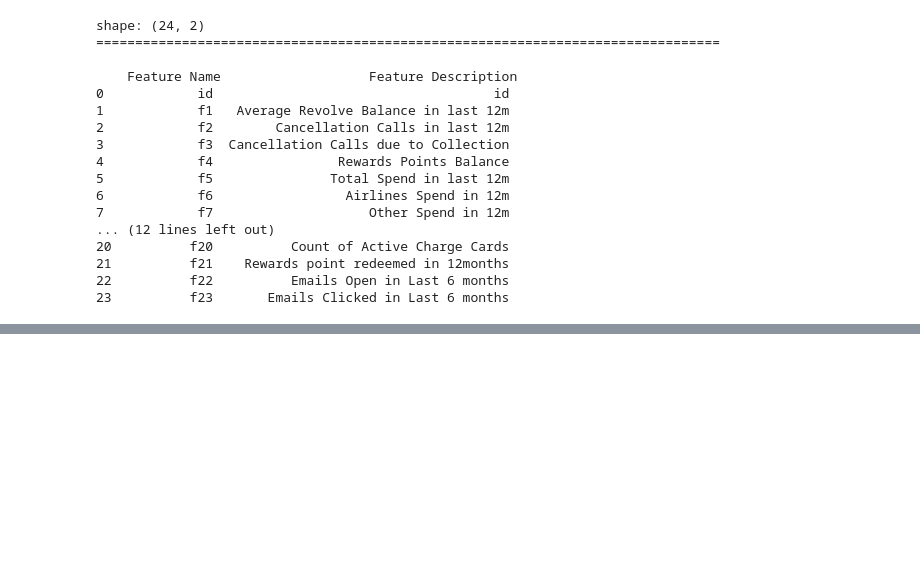
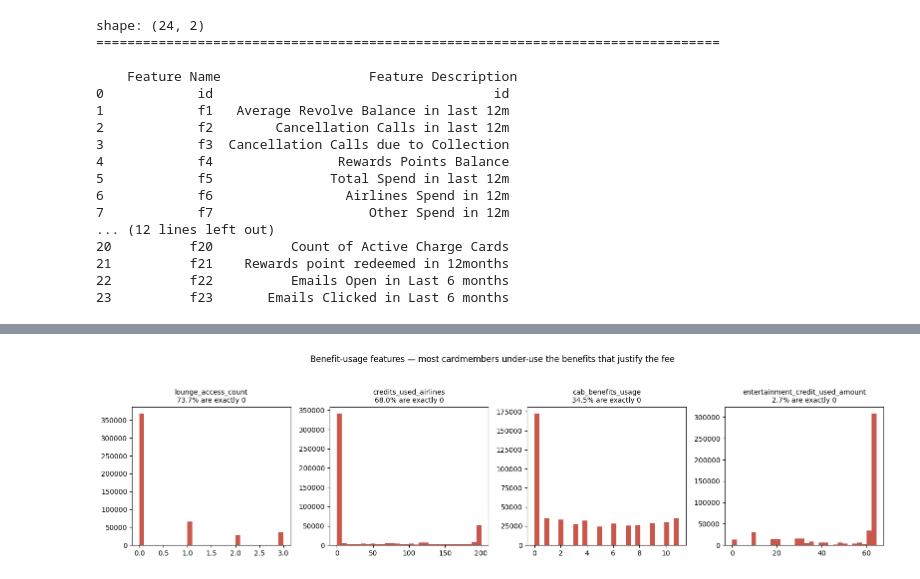
Before and after one commit to priyanshunath04/American-Express-Campus-Challenge-2026, a Jupyter notebook: notebooks/jai_eda.ipynb, the cells around one changed output, grey strips where cells are left out. Cells and saved outputs as stored; diff of their text form; code cells hidden in the pictures; blank space fills up the shorter version.

```diff
--- a/notebooks/jai_eda.ipynb
+++ b/notebooks/jai_eda.ipynb
@@ -134,0 +495,13 @@ df.describe().T
+# %%
+
+fig, axes = plt.subplots(1, 4, figsize=(16, 4))
+for ax, col in zip(axes.flatten(), ben_cols):
+    vals = df_clean[col]
+    ax.hist(vals[vals <= vals.quantile(0.99)], bins=30, color='#c0392b', alpha=0.85)
+    zero_pct = (vals == 0).mean() * 100
+    ax.set_title(f"{col}\n{zero_pct:.1f}% are exactly 0", fontsize=10)
+plt.suptitle("Benefit-usage features — most cardmembers under-use the benefits that justify the fee", y=1.05)
+plt.tight_layout()
+plt.show()
+# %% [output]
+[figure, added]
```
Also changed, not shown: parts of 42 cells of this notebook.
